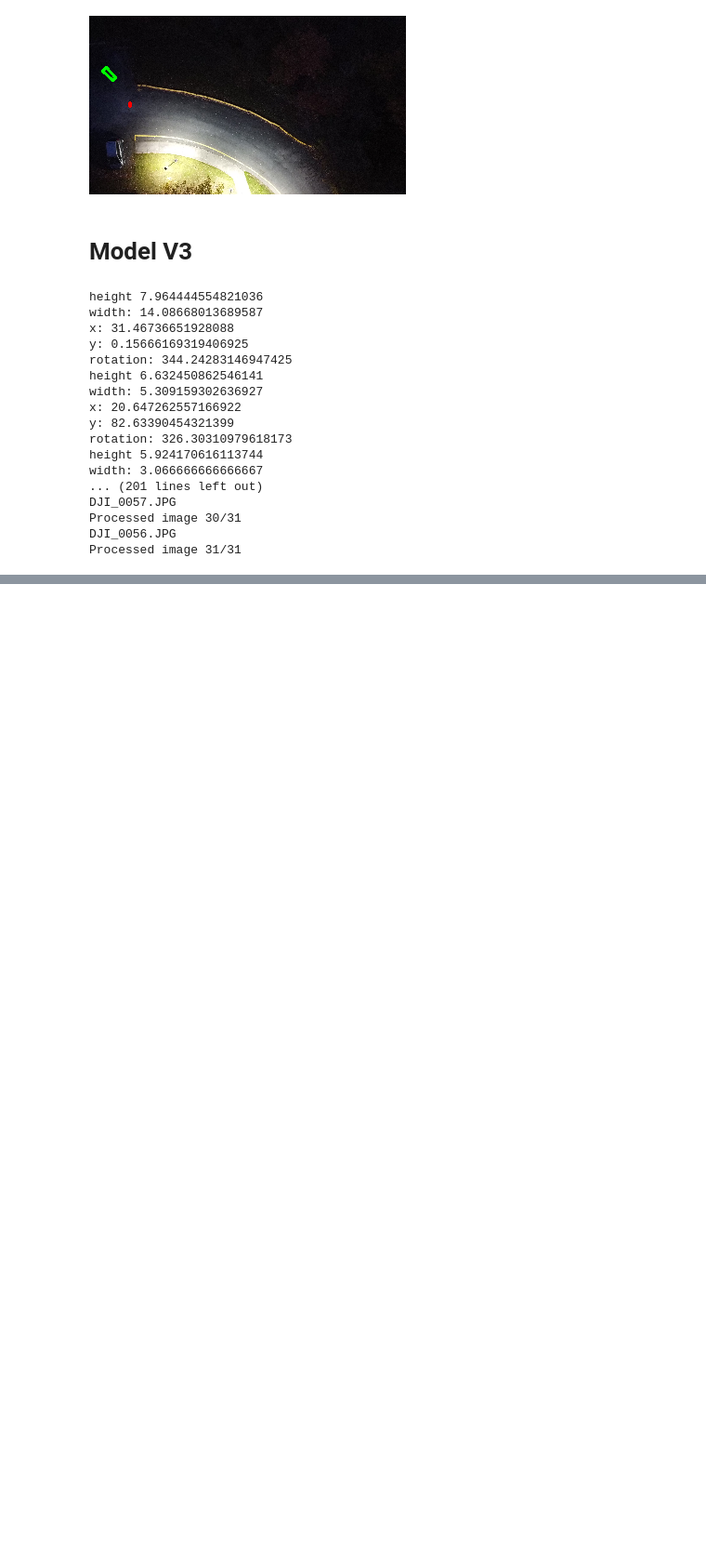
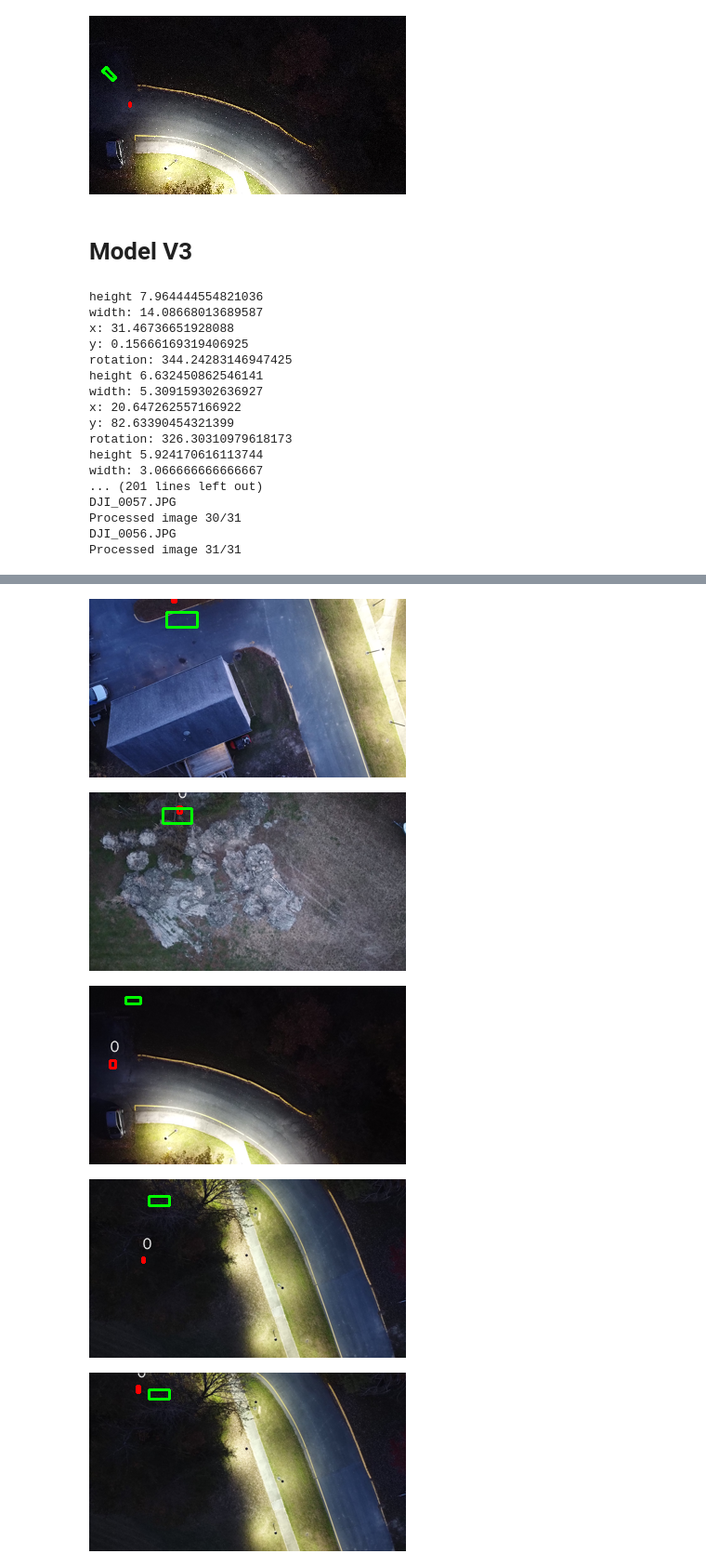
Before and after one commit to DebuggingaHopper/Drone, a Jupyter notebook: Capitol_Drone.ipynb, the cells around one changed output, grey strips where cells are left out. Shown at 93% size. Cells and saved outputs as stored; diff of their text form; code cells hidden in the pictures; blank space fills up the shorter version.

```diff
--- a/Capitol_Drone.ipynb
+++ b/Capitol_Drone.ipynb
@@ -1128,0 +957,60 @@ for i in range(len(test_indices)):
+# %%
+with open('results.txt', 'w') as results_file:
+    # Randomly select indices for testing
+    num_images = len(images_array)
+    test_indices = np.random.choice(num_images, size=10, replace=False)
+
+    # Extract test images, ground truth bounding boxes, and class labels
+    test_images = images_array[test_indices]
+    ground_truth_boxes = bounding_boxes_array[test_indices]
+
+    # Perform predictions
+    predictions = model.predict(test_images)
+
+    # Assuming labels_array is one-hot encoded
+    actual_class_indices = np.argmax(labels_array, axis=1)
+
+    # Create a list of unique class labels
+    class_labels = list(set(actual_class_indices))
+
+    # Visualize the predictions with OpenCV in Colab
+    for i in range(len(test_indices)):
+        # Assuming 'test_indices' contains the indices of your testing images
+        random_index = test_indices[i]
+
+        # Extract ground truth values
+        gt_height, gt_width, gt_x, gt_y, gt_rotation = ground_truth_boxes[i]
+
+        # Extract predicted values
+        predicted_height, predicted_width, predicted_x, predicted_y, predicted_rotation = predictions[1][i]  # Assuming regression output is at index 1
+
+        # Extract the predicted class index
+        predicted_class_index = np.argmax(predictions[0][i])  # Assuming classification output is at index 0
+
+        # Get the predicted class label
+        predicted_class_label = class_labels[predicted_class_index]
+        gt_class_label = class_labels[actual_class_indices[random_index]]
+
+        # Create an image copy to draw on
+        img = (test_images[i] * 255).astype(np.uint8)
+        img = cv2.cvtColor(img, cv2.COLOR_RGB2BGR)
+
+        # Draw the ground truth bounding box in red
+        cv2.rectangle(img, (int(gt_x), int(gt_y)), (int(gt_x + gt_width), int(gt_y + gt_height)), (0, 0, 255), 2)
+
+        # Draw the predicted bounding box in green
+        cv2.rectangle(img, (int(predicted_x), int(predicted_y)), (int(predicted_x + predicted_width), int(predicted_y + predicted_height)), (0, 255, 0), 2)
+
+        # Display the predicted class label
+        cv2.putText(img, str(predicted_class_label), (int(gt_x), int(gt_y) - 10), cv2.FONT_HERSHEY_SIMPLEX, 0.5, (255, 255, 255), 1, cv2.LINE_AA)
+
+        # Display the image with bounding boxes using cv2_imshow
+        cv2_imshow(img)
+
+        # Write the results to the text file
+        results_file.write(f"Image {random_index}:\n")
+        results_file.write(f"Predicted Class: {predicted_class_label}\n")
+        results_file.write(f"Ground Truth Class: {gt_class_label}\n")
+        results_file.write(f"Predicted Bounding Box: {predicted_x}, {predicted_y}, {predicted_width}, {predicted_height}\n")
+        results_file.write(f"Ground Truth Bounding Box: {gt_x}, {gt_y}, {gt_width}, {gt_height}\n\n")
+# %% [output]
@@ -1128,0 +1018,5 @@ for i in range(len(test_indices)):
+[figure, added]
+[figure, added]
+[figure, added]
+[figure, added]
+[figure, added]
```
Also changed, not shown: parts of 18 cells of this notebook.
